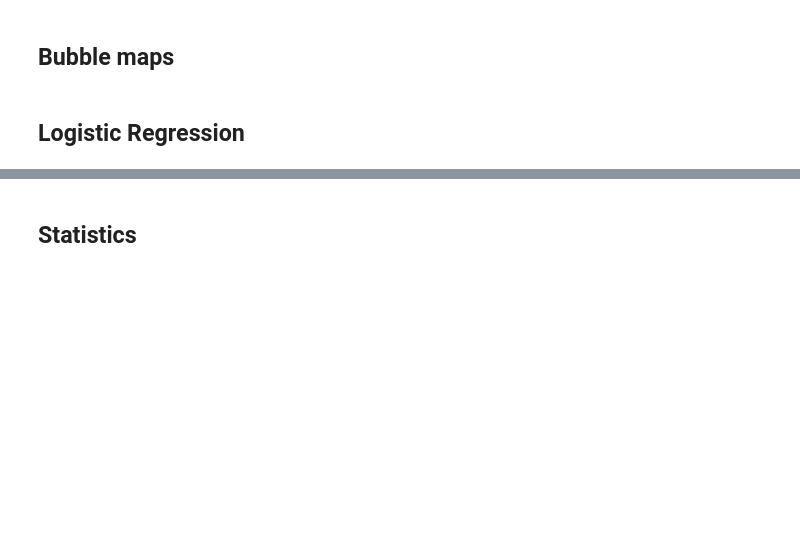
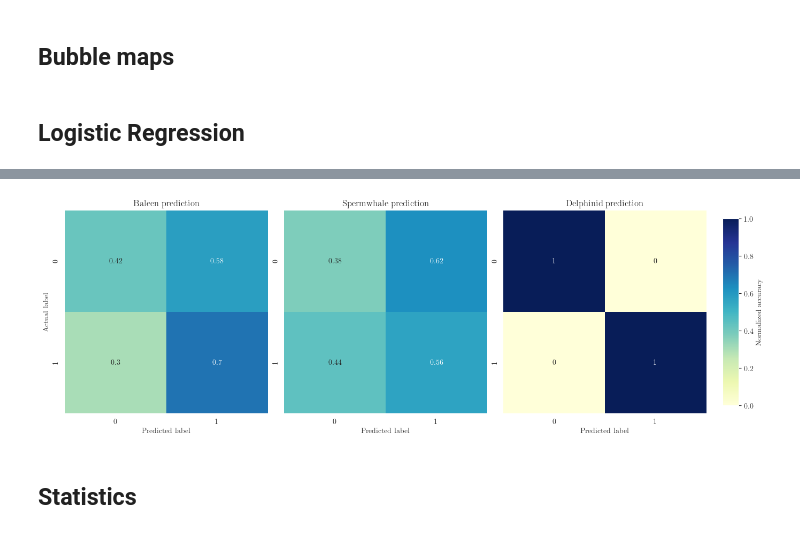
Before and after one commit to gmanatole/Biologging_Toolkit, a Jupyter notebook: notebooks/whale_detection.ipynb, the cells around one changed output, grey strips where cells are left out. Drawn from its saved outputs; the diff is of its cells as text; code cells hidden in the pictures; blank space fills up the shorter version.

```diff
--- a/notebooks/whale_detection.ipynb
+++ b/notebooks/whale_detection.ipynb
@@ -55,5 +60,7 @@ plot_logistic_laws(y_pred, X_test, w, save = True, save_path = 'C:/Users/grosmaa
 # %%
-regression_conf_matrix(y_test, y_pred, save = True, save_path = 'C:/Users/grosmaan/Desktop/Results')
+prediction_conf_matrix(y_test, y_pred, save = True, save_path = 'C:/Users/grosmaan/Desktop/Results')
+# %% [output]
+[figure, added]
 # %% [markdown]
 ## Statistics
 # %%
```
Also changed, not shown: parts of 8 cells of this notebook, 1 other file.
